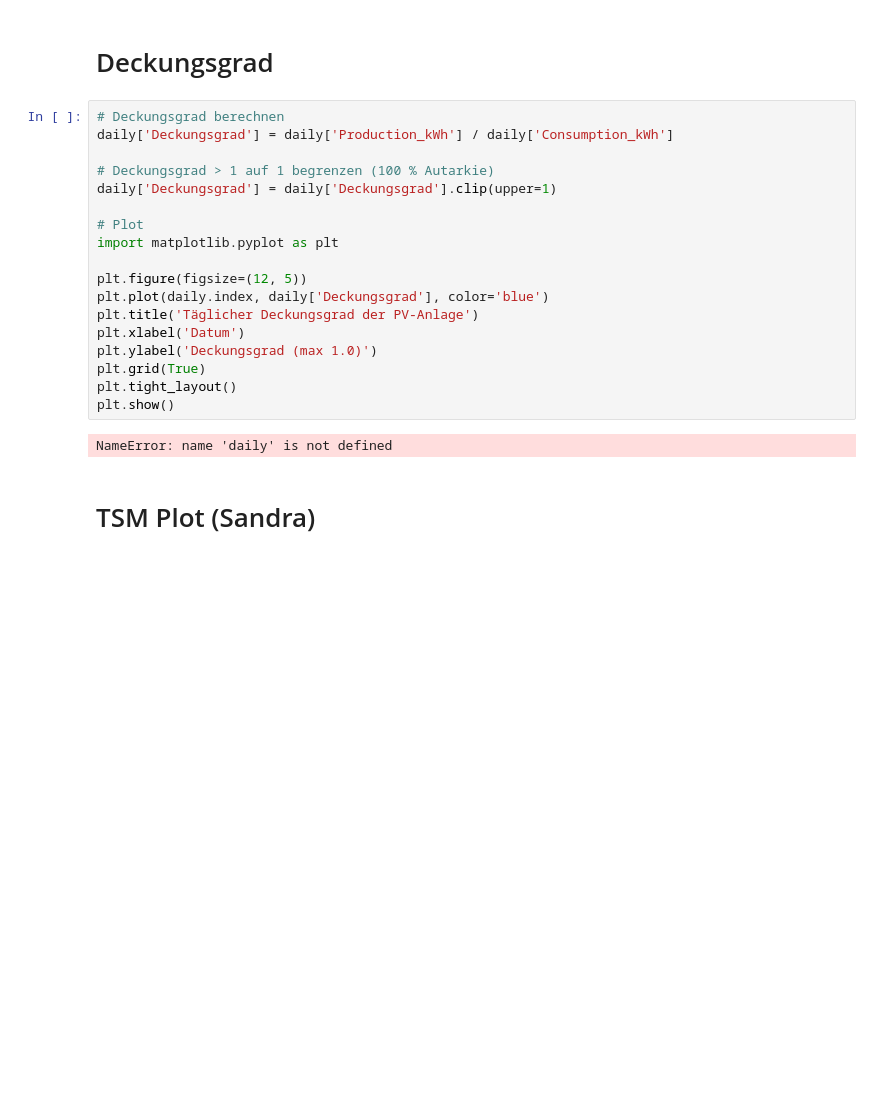
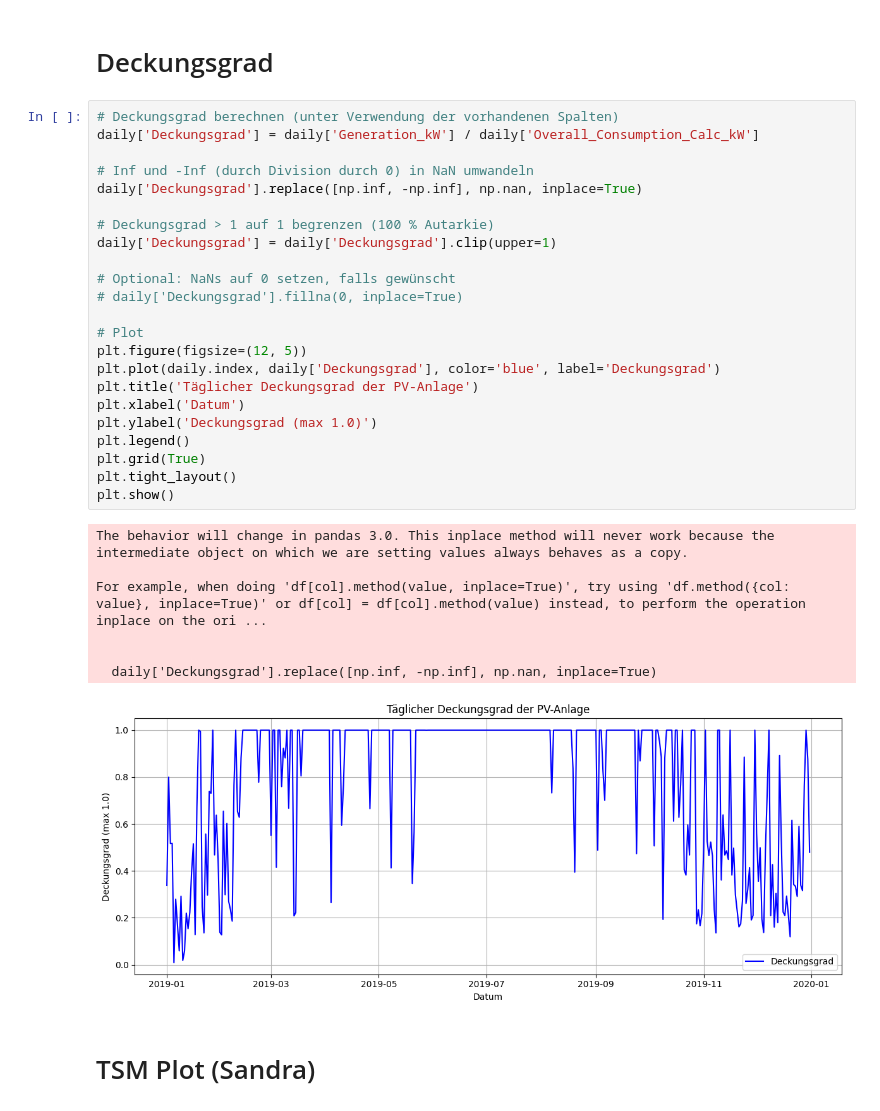
Before and after one commit to abishanaru/PV-Optimisation, a Jupyter notebook: main.ipynb, the cells around one changed output. Cells and saved outputs as stored; diff of their text form; blank space fills up the shorter version.

```diff
--- a/main.ipynb
+++ b/main.ipynb
@@ -173,25 +193,36 @@ NameError: name 'daily' is not defined
 # %% [markdown]
 # Deckungsgrad
 # %%
-# Deckungsgrad berechnen
-daily['Deckungsgrad'] = daily['Production_kWh'] / daily['Consumption_kWh']
+# Deckungsgrad berechnen (unter Verwendung der vorhandenen Spalten)
+daily['Deckungsgrad'] = daily['Generation_kW'] / daily['Overall_Consumption_Calc_kW']
+
+# Inf und -Inf (durch Division durch 0) in NaN umwandeln
+daily['Deckungsgrad'].replace([np.inf, -np.inf], np.nan, inplace=True)
 
 # Deckungsgrad > 1 auf 1 begrenzen (100 % Autarkie)
 daily['Deckungsgrad'] = daily['Deckungsgrad'].clip(upper=1)
 
+# Optional: NaNs auf 0 setzen, falls gewünscht
+# daily['Deckungsgrad'].fillna(0, inplace=True)
+
 # Plot
-import matplotlib.pyplot as plt
-
 plt.figure(figsize=(12, 5))
-plt.plot(daily.index, daily['Deckungsgrad'], color='blue')
+plt.plot(daily.index, daily['Deckungsgrad'], color='blue', label='Deckungsgrad')
 plt.title('Täglicher Deckungsgrad der PV-Anlage')
 plt.xlabel('Datum')
 plt.ylabel('Deckungsgrad (max 1.0)')
+plt.legend()
 plt.grid(True)
 plt.tight_layout()
 plt.show()
 # %% [output]
-NameError: name 'daily' is not defined
+The behavior will change in pandas 3.0. This inplace method will never work because the intermediate object on which we are setting values always behaves as a copy.
+
+For example, when doing 'df[col].method(value, inplace=True)', try using 'df.method({col: value}, inplace=True)' or df[col] = df[col].method(value) instead, to perform the operation inplace on the ori ...
+
+
+  daily['Deckungsgrad'].replace([np.inf, -np.inf], np.nan, inplace=True)
+[figure, added]
 # %% [markdown]
 # TSM Plot (Sandra)
 # %% [markdown]
```
Also changed, not shown: parts of 1 cell of this notebook.
